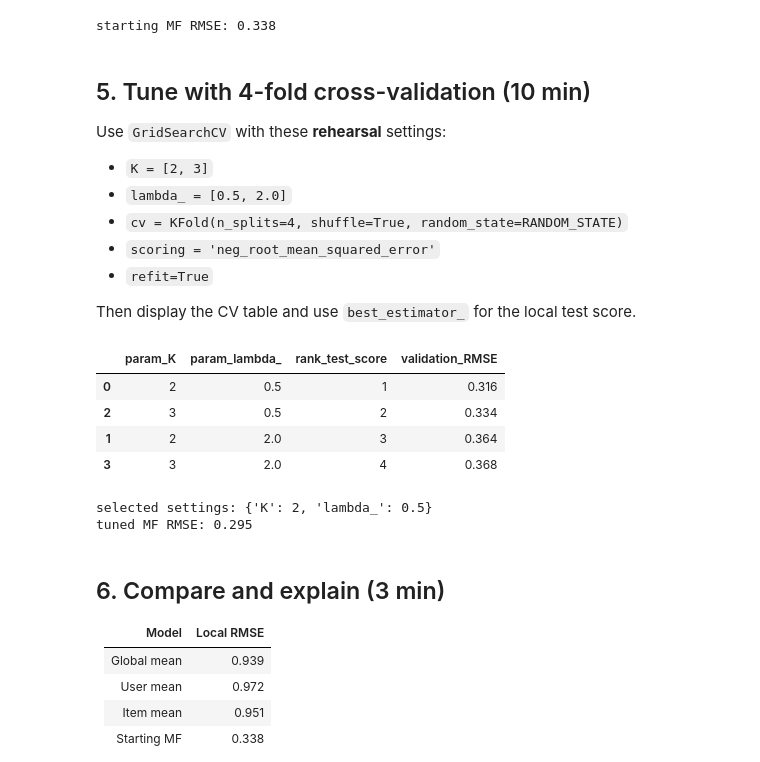
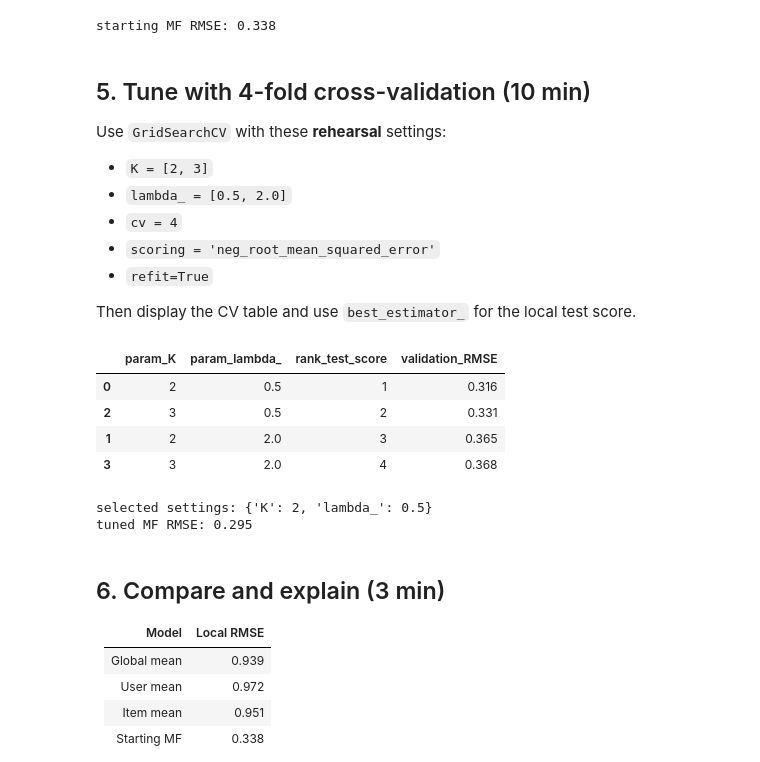
Before and after one commit to statmlben/CUHK-STAT3009, a Jupyter notebook: nb/rehearsal/STAT3009_Midterm_Rehearsal_solution.ipynb, the cells around one changed output. Drawn from its saved outputs; the diff is of its cells as text; code cells hidden in the pictures.

```diff
--- a/nb/rehearsal/STAT3009_Midterm_Rehearsal_solution.ipynb
+++ b/nb/rehearsal/STAT3009_Midterm_Rehearsal_solution.ipynb
@@ -150,7 +150,7 @@ Use `GridSearchCV` with these **rehearsal** settings:
 
 - `K = [2, 3]`
 - `lambda_ = [0.5, 2.0]`
-- `cv = KFold(n_splits=4, shuffle=True, random_state=RANDOM_STATE)`
+- `cv = 4`
 - `scoring = 'neg_root_mean_squared_error'`
 - `refit=True`
 
@@ -158,26 +158,26 @@ Then display the CV table and use `best_estimator_` for the local test score.
 # %%
 param_grid = {'K': [2, 3], 'lambda_': [0.5, 2.0]}
 mf_search = GridSearchCV(
     estimator=BiasedMF(n_users=n_users, n_items=n_items, n_iters=3, random_state=RANDOM_STATE),
     param_grid=param_grid,
     scoring='neg_root_mean_squared_error',
-    cv=KFold(n_splits=4, shuffle=True, random_state=RANDOM_STATE),
+    cv=4,
     refit=True,
 )
 mf_search.fit(X_train, y_train)
 cv_table = pd.DataFrame(mf_search.cv_results_)[
     ['param_K', 'param_lambda_', 'mean_test_score', 'rank_test_score']
 ].copy()
 cv_table['validation_RMSE'] = -cv_table.pop('mean_test_score')
 display(cv_table.sort_values('validation_RMSE').round(3))
 print('selected settings:', mf_search.best_params_)
 tuned_pred = mf_search.best_estimator_.predict(X_test)
 print('tuned MF RMSE:', round(root_mean_squared_error(test_labels, tuned_pred), 3))
 # %% [output]
 |  | param_K | param_lambda_ | rank_test_score | validation_RMSE |
 | 0 | 2 | 0.5 | 1 | 0.316 |
-| 2 | 3 | 0.5 | 2 | 0.334 |
-| 1 | 2 | 2.0 | 3 | 0.364 |
+| 2 | 3 | 0.5 | 2 | 0.331 |
+| 1 | 2 | 2.0 | 3 | 0.365 |
 | 3 | 3 | 2.0 | 4 | 0.368 |
 selected settings: {'K': 2, 'lambda_': 0.5}
 tuned MF RMSE: 0.295
```
Also changed, not shown: parts of 1 cell of this notebook, 2 other files.
